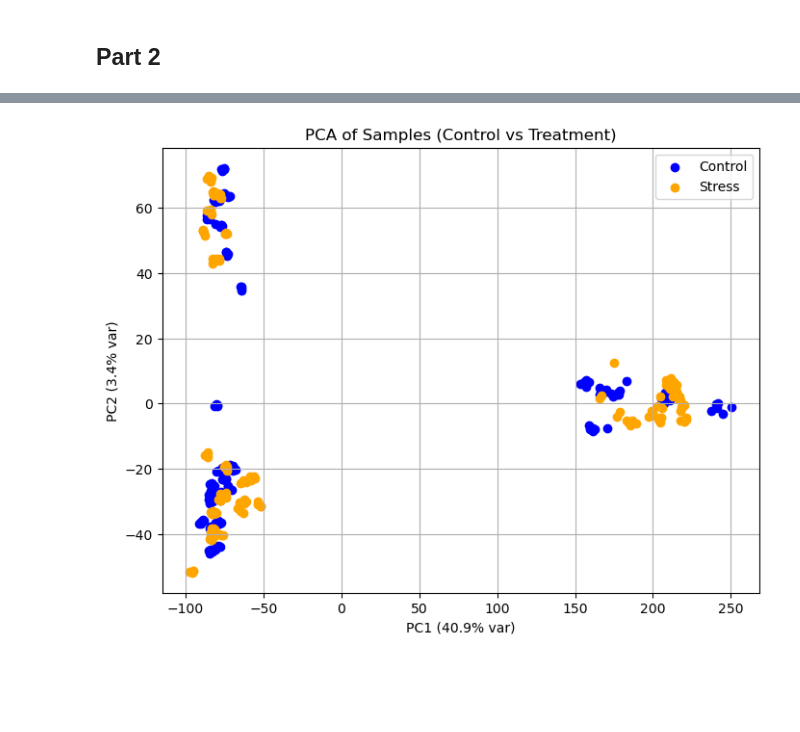
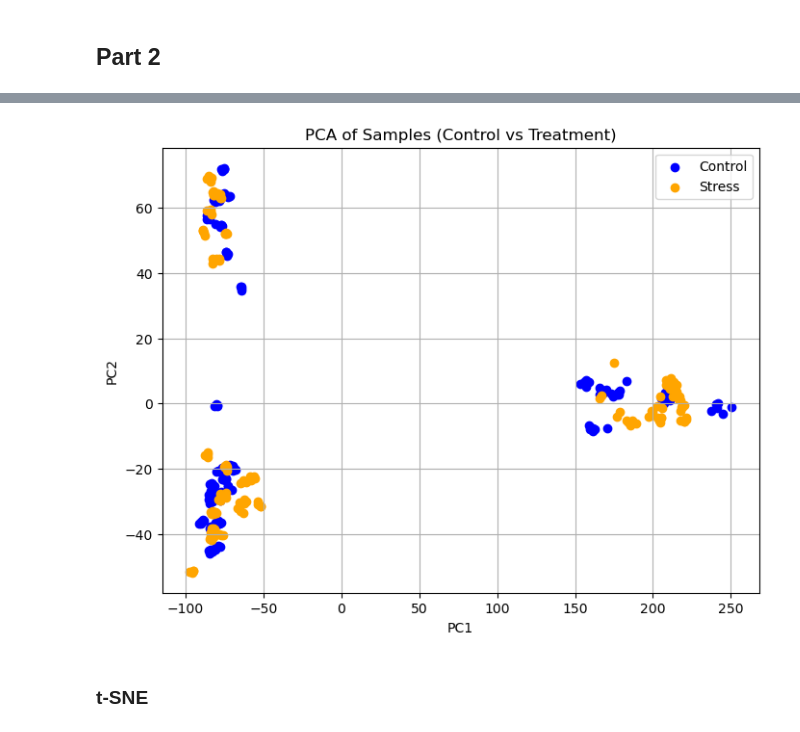
Before and after one commit to jess16313/Bioinformatics-baddies, a Jupyter notebook: Assignment_2.ipynb, the cells around one changed output, grey strips where cells are left out. Drawn from its saved outputs; the diff is of its cells as text; code cells hidden in the pictures; blank space fills up the shorter version.

```diff
--- a/Assignment_2.ipynb
+++ b/Assignment_2.ipynb
@@ -100,15 +102,17 @@ pca_df
 # %%
 plt.figure(figsize=(8,6))
 colors = {"Control": "blue", "Stress": "orange"}
 
 for group, subset in pca_df.groupby("Group"):
     plt.scatter(subset["PC1"], subset["PC2"], label=group, c=colors[group])
 
-plt.xlabel(f"PC1 ({pca.explained_variance_ratio_[0]*100:.1f}% var)")
-plt.ylabel(f"PC2 ({pca.explained_variance_ratio_[1]*100:.1f}% var)")
+plt.xlabel(f"PC1")
+plt.ylabel(f"PC2")
 plt.title("PCA of Samples (Control vs Treatment)")
 plt.legend()
 plt.grid(True)
 plt.show()
 # %% [output]
-[figure, old version]
+[figure, new version]
+# %% [markdown]
+### t-SNE
```
Also changed, not shown: parts of 11 cells of this notebook.
